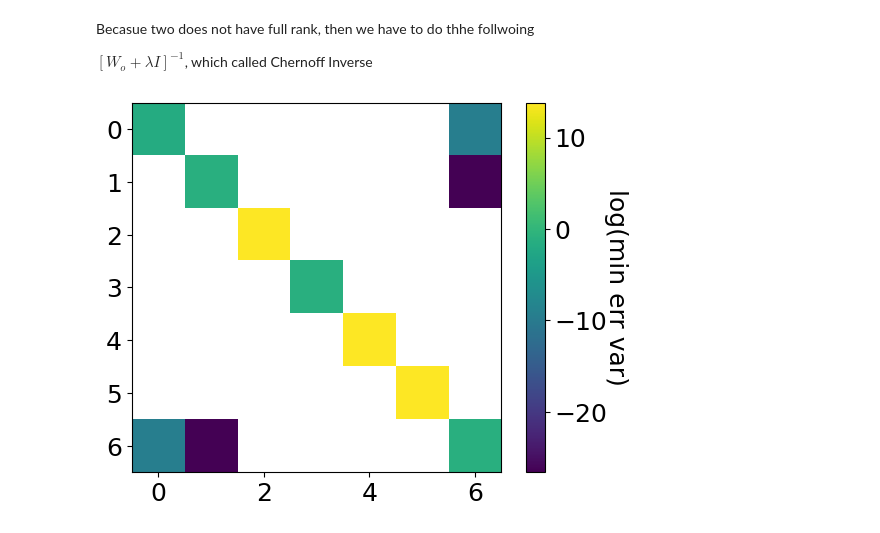
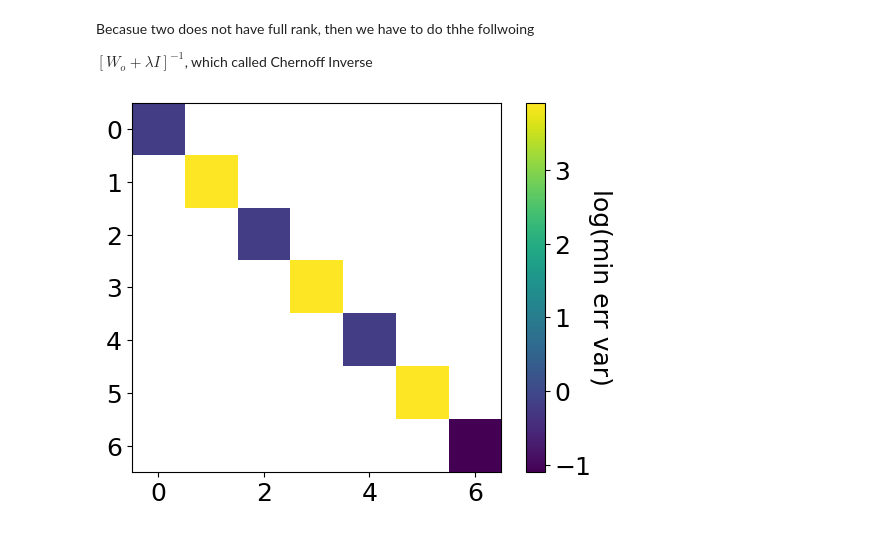
Before and after one commit to quangvumathneuro/Nonlinear_and_Data_Driven_Estimation, a Jupyter notebook: Lesson_6_Linear_Observability/A_Linear_Observability_QV.ipynb, the cells around one changed output. Drawn from its saved outputs; the diff is of its cells as text; code cells hidden in the pictures.

```diff
--- a/Lesson_6_Linear_Observability/A_Linear_Observability_QV.ipynb
+++ b/Lesson_6_Linear_Observability/A_Linear_Observability_QV.ipynb
@@ -354,6 +354,6 @@ def plot_Finv_for_W(W, lam=1e-6):
   cbar = plt.colorbar(img)
   cbar.set_label('log(min err var)', rotation= 270, labelpad = 15)
 # %%
-plot_Finv_for_W(W_c)
+plot_Finv_for_W(W_a)
 # %% [output]
-[figure, old version]
+[figure, new version]
```
Also changed, not shown: parts of 2 cells of this notebook.
